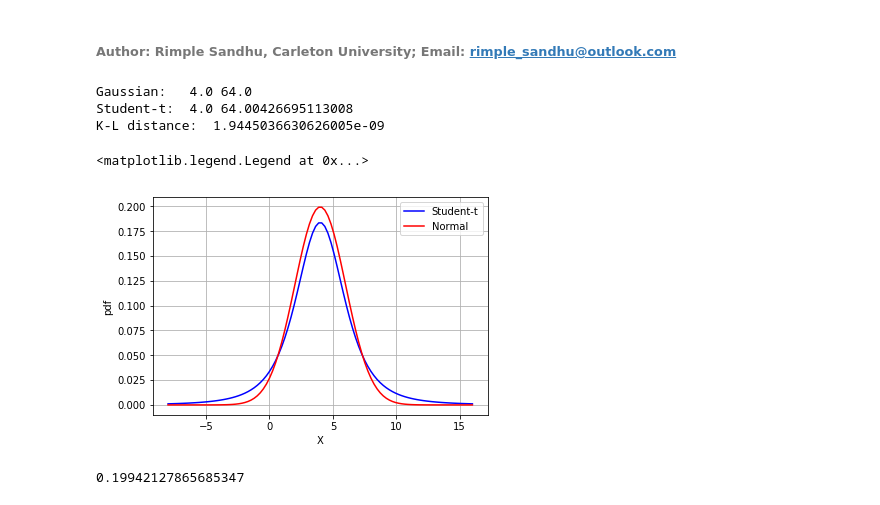
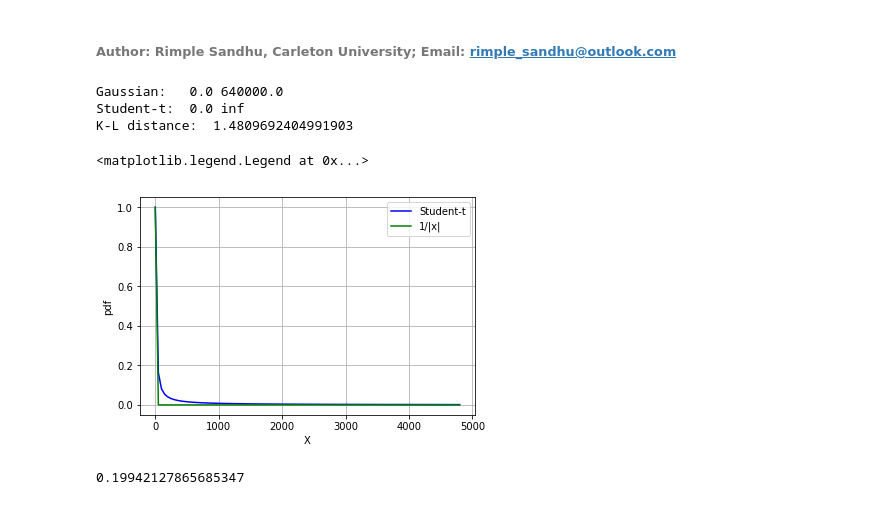
Before and after one commit to rimplesandhu/UQMLcodes, a Jupyter notebook: SMALL/PDF_Student-t.ipynb, the cells around one changed output. Cells and saved outputs as stored; diff of their text form; code cells hidden in the pictures.

```diff
--- a/SMALL/PDF_Student-t.ipynb
+++ b/SMALL/PDF_Student-t.ipynb
@@ -11,32 +11,35 @@ import os
 import math
 import sys
 # %%
-df = 30000 # degree of freedom
-mu = 4.0 # location parameter (mean of corrsponding gaussian)
-sigma = 8.0 # scale parameter (standard deviation of corresponding gaussian)
+df = 0.0001 # degree of freedom
+mu = 0.0 # location parameter (mean of corrsponding gaussian)
+sigma = 800.0# scale parameter (standard deviation of corresponding gaussian)
 # %%
 Xgrid = linspace(mu-6*sigma,mu+6*sigma,100)
+Xgrid = linspace(0.01,mu+6*sigma,100)
 Xtdist = t(df,mu,sigma)
 Xgdist = norm(mu,sigma)
+Xldist = 1/abs(Xgrid)
 print('Gaussian:  ',*Xgdist.stats(moments='mv'))
 print('Student-t: ',*Xtdist.stats(moments='mv'))
 print('K-L distance: ',entropy(Xtdist.pdf(Xgrid),Xgdist.pdf(Xgrid)))
 # %% [output]
-Gaussian:   4.0 64.0
-Student-t:  4.0 64.00426695113008
-K-L distance:  1.9445036630626005e-09
+Gaussian:   0.0 640000.0
+Student-t:  0.0 inf
+K-L distance:  1.4809692404991903
 # %%
 fig = plt.figure(1)
-plt.plot(Xgrid,Xtdist.pdf(Xgrid),'b-',label='Student-t')
-plt.plot(Xgrid,Xgdist.pdf(Xgrid),'r-',label='Normal')
+plt.plot(Xgrid,Xtdist.pdf(Xgrid)/max(Xtdist.pdf(Xgrid)),'b-',label='Student-t')
+#plt.plot(Xgrid,Xgdist.pdf(Xgrid)/max(Xgdist.pdf(Xgrid)),'r-',label='Normal')
+plt.plot(Xgrid,Xldist/max(Xldist),'g-',label='1/|x|')
 plt.grid(True)
 plt.ylabel('pdf')
 plt.xlabel('X')
 plt.legend(loc='best', numpoints = 1)
 #plt.savefig('PDF_X.pdf',bbox_inches='tight')
 # %% [output]
 <matplotlib.legend.Legend at 0x...>
-[figure, old version]
+[figure, new version]
 # %%
 t.pdf(5,1000,5,2)
 # %% [output]
```
Also changed, not shown: 6 other files.
